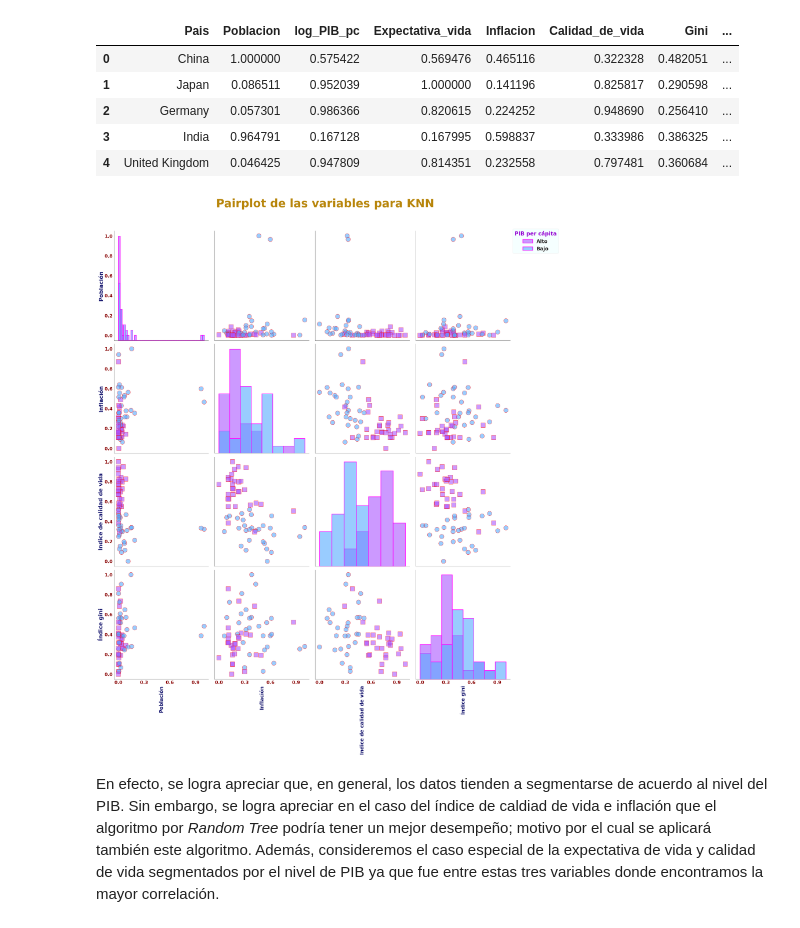
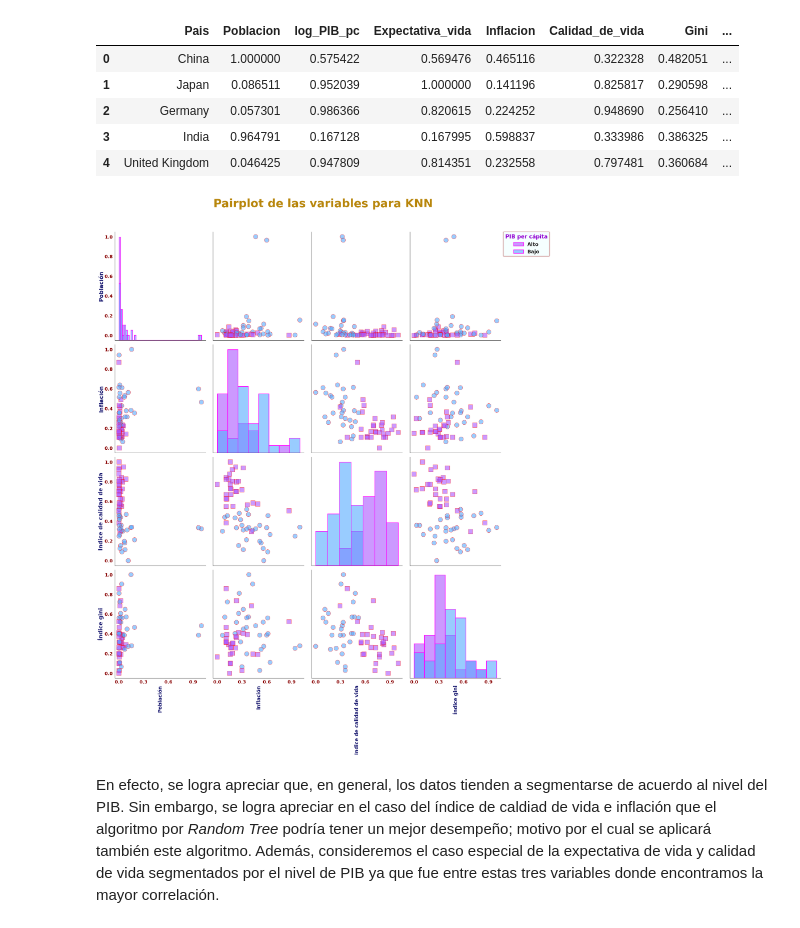
Before and after one commit to PhysTony/ICD_CIDE, a Jupyter notebook: Proyecto/Antonio_Huerta_Montellano_Proyecto.ipynb, the cells around one changed output. Saved outputs shown, nothing was run; the diff lists cells and outputs as text; code cells hidden in the pictures.

```diff
--- a/Proyecto/Antonio_Huerta_Montellano_Proyecto.ipynb
+++ b/Proyecto/Antonio_Huerta_Montellano_Proyecto.ipynb
@@ -1463,39 +1464,38 @@ for ax in pp.axes.flatten():
 
     ax.tick_params(labelsize = 22,
                    labelcolor = 'darkred')
 
     # Cambiemos el números de etiquetas en el eje para que no se traslapen las etiquetas
     # entre los distintos gráficos
     n_y = 6
     n_x = 4
     xticks = ticker.MaxNLocator(n_x)
     ax.xaxis.set_major_locator(xticks)
     yticks = ticker.MaxNLocator(n_y)
     ax.yaxis.set_major_locator(yticks)
     # Hagamos que se mueva el número de índice
     i = i + 1
 
-#handles = pp._legend_data.values()
-#labels = pp._legend_data.keys()
-#pp.fig.legend(handles=handles, labels=labels, loc='upper center', ncol=1)
-#pp.fig.legend(handles=handles, labels=labels, loc='lower center', ncol=3)
-#pp.fig.legend(handles=handles, labels=labels, loc='upper left', ncol=3)
+# Creemos y modifiquemos las propiedades de la leyenda
 legend = plt.legend(title = 'PIB per cápita',
            loc = 'center left',
            bbox_to_anchor=(1, 3.5, 1, 1),
            labels=['Alto', 'Bajo'],
            fontsize = 24,
            title_fontsize = 26,
            facecolor = 'lightcyan',
            framealpha = 0.3,
            fancybox = True,
            frameon = True)
+frame = legend.get_frame()
+frame.set_edgecolor('darkred')
+frame.set_linewidth(4)
 plt.setp(legend.get_title(), color = 'darkviolet', fontweight = 'bold')
 pp.fig.set_size_inches(33,33)
 pp._legend.remove()
 plt.show()
 # %% [output]
-[figure, old version]
+[figure, new version]
 # %% [markdown]
 En efecto, se logra apreciar que, en general, los datos tienden a segmentarse de acuerdo al nivel del PIB. Sin embargo, se logra apreciar en el caso del índice de caldiad de vida e inflación que el algoritmo por *Random Tree* podría tener un mejor desempeño; motivo por el cual se aplicará también este algoritmo. Además, consideremos el caso especial de la expectativa de vida y calidad de vida segmentados por el nivel de PIB ya que fue entre estas tres variables donde encontramos la mayor correlación.
 # %%
```
Also changed, not shown: parts of 8 cells of this notebook.
